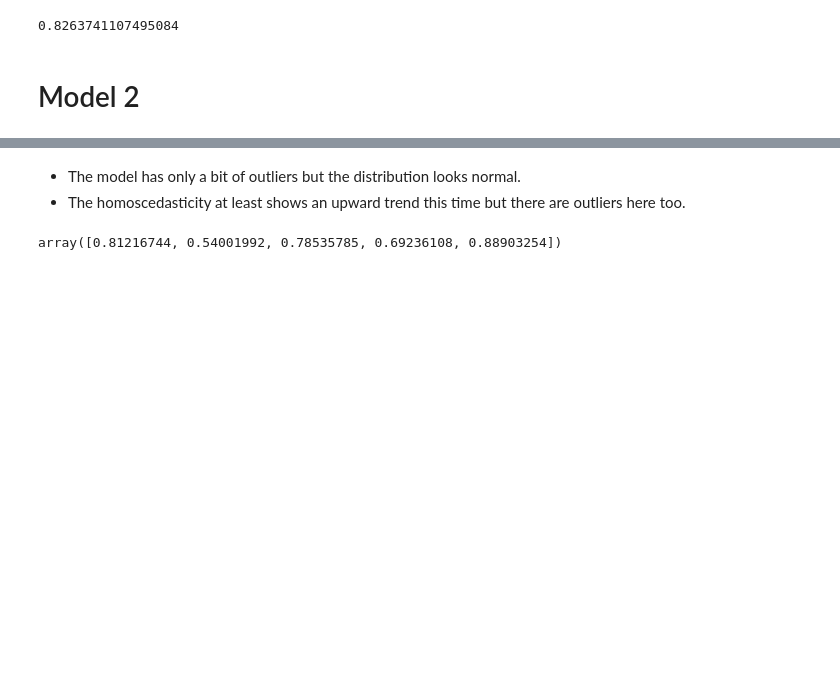
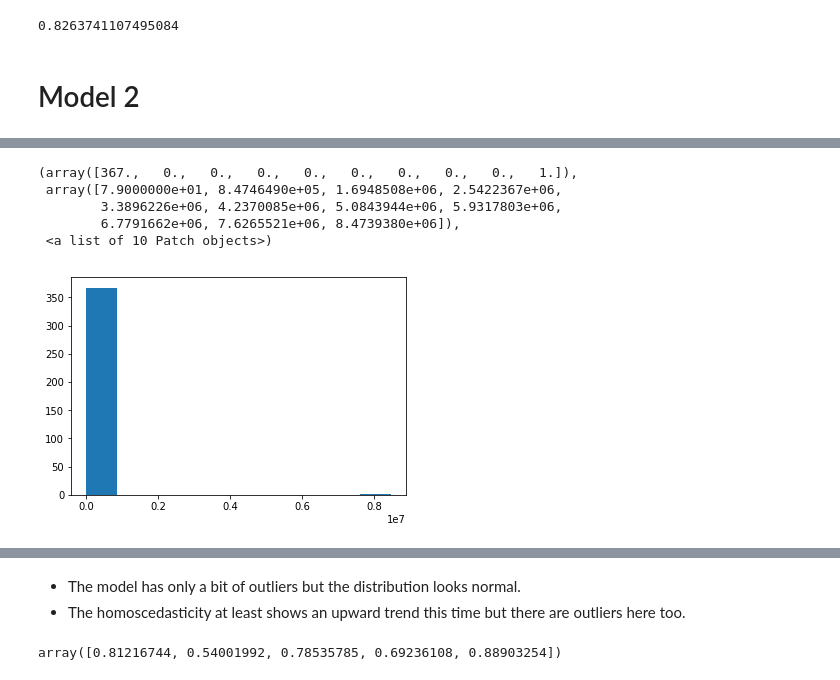
Before and after one commit to lamkg/Thinkful-, a Jupyter notebook: U2 L4 P4 Challenge Regression Model .ipynb, the cells around one changed output, grey strips where cells are left out. Drawn from its saved outputs; the diff is of its cells as text; code cells hidden in the pictures; blank space fills up the shorter version.

```diff
--- a/U2 L4 P4 Challenge Regression Model .ipynb
+++ b/U2 L4 P4 Challenge Regression Model .ipynb
@@ -370,0 +369,10 @@ No handles with labels found to put in legend.
+# %%
+# Control for population.
+plt.hist(data2['Population'])
+# %% [output]
+(array([367.,   0.,   0.,   0.,   0.,   0.,   0.,   0.,   0.,   1.]),
+ array([7.9000000e+01, 8.4746490e+05, 1.6948508e+06, 2.5422367e+06,
+        3.3896226e+06, 4.2370085e+06, 5.0843944e+06, 5.9317803e+06,
+        6.7791662e+06, 7.6265521e+06, 8.4739380e+06]),
+ <a list of 10 Patch objects>)
+[figure, added]
```
Also changed, not shown: parts of 31 cells of this notebook.
